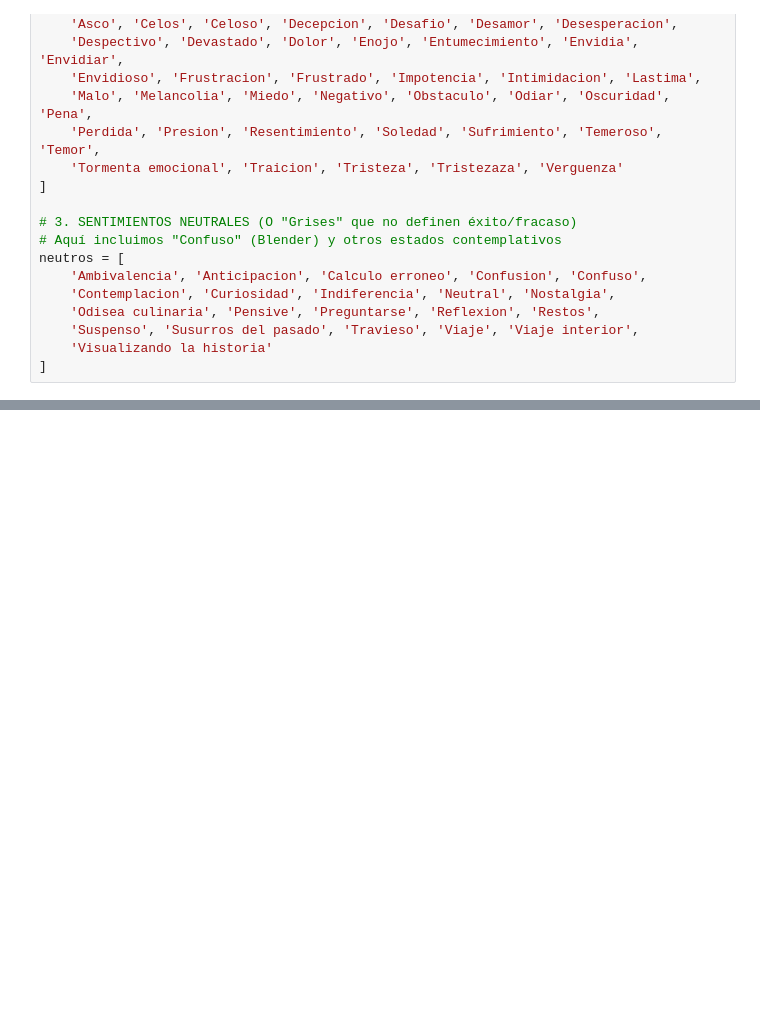
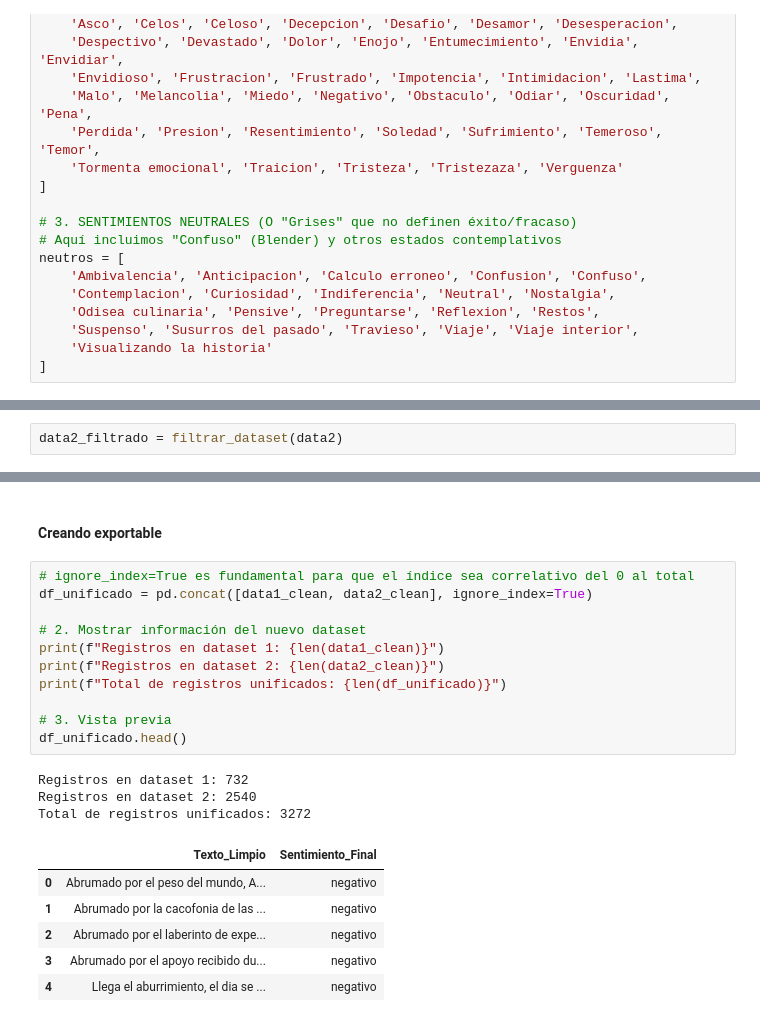
Before and after one commit to ml-punto-tech/sentiment-api, a Jupyter notebook: data-science/notebooks/Procesamiento_y_Clasificacion_de_Datos_SentimentAPI.ipynb, the cells around one changed output, grey strips where cells are left out. Cells and saved outputs as stored; diff of their text form; blank space fills up the shorter version.

```diff
--- a/data-science/notebooks/Procesamiento_y_Clasificacion_de_Datos_SentimentAPI.ipynb
+++ b/data-science/notebooks/Procesamiento_y_Clasificacion_de_Datos_SentimentAPI.ipynb
@@ -640,0 +394,2 @@ Nota: El tema de la probabilidad no lo entendi bien creo que estoy sacando un da
+# %%
+data2_filtrado = filtrar_dataset(data2)
@@ -640,0 +443,23 @@ Nota: El tema de la probabilidad no lo entendi bien creo que estoy sacando un da
+# %% [markdown]
+#### **Creando exportable**
+# %%
+# ignore_index=True es fundamental para que el índice sea correlativo del 0 al total
+df_unificado = pd.concat([data1_clean, data2_clean], ignore_index=True)
+
+# 2. Mostrar información del nuevo dataset
+print(f"Registros en dataset 1: {len(data1_clean)}")
+print(f"Registros en dataset 2: {len(data2_clean)}")
+print(f"Total de registros unificados: {len(df_unificado)}")
+
+# 3. Vista previa
+df_unificado.head()
+# %% [output]
+Registros en dataset 1: 732
+Registros en dataset 2: 2540
+Total de registros unificados: 3272
+|  | Texto_Limpio | Sentimiento_Final |
+| 0 | Abrumado por el peso del mundo, A... | negativo |
+| 1 | Abrumado por la cacofonia de las ... | negativo |
+| 2 | Abrumado por el laberinto de expe... | negativo |
+| 3 | Abrumado por el apoyo recibido du... | negativo |
+| 4 | Llega el aburrimiento, el dia se ... | negativo |
```
Also changed, not shown: parts of 92 cells of this notebook, 1 other file.
